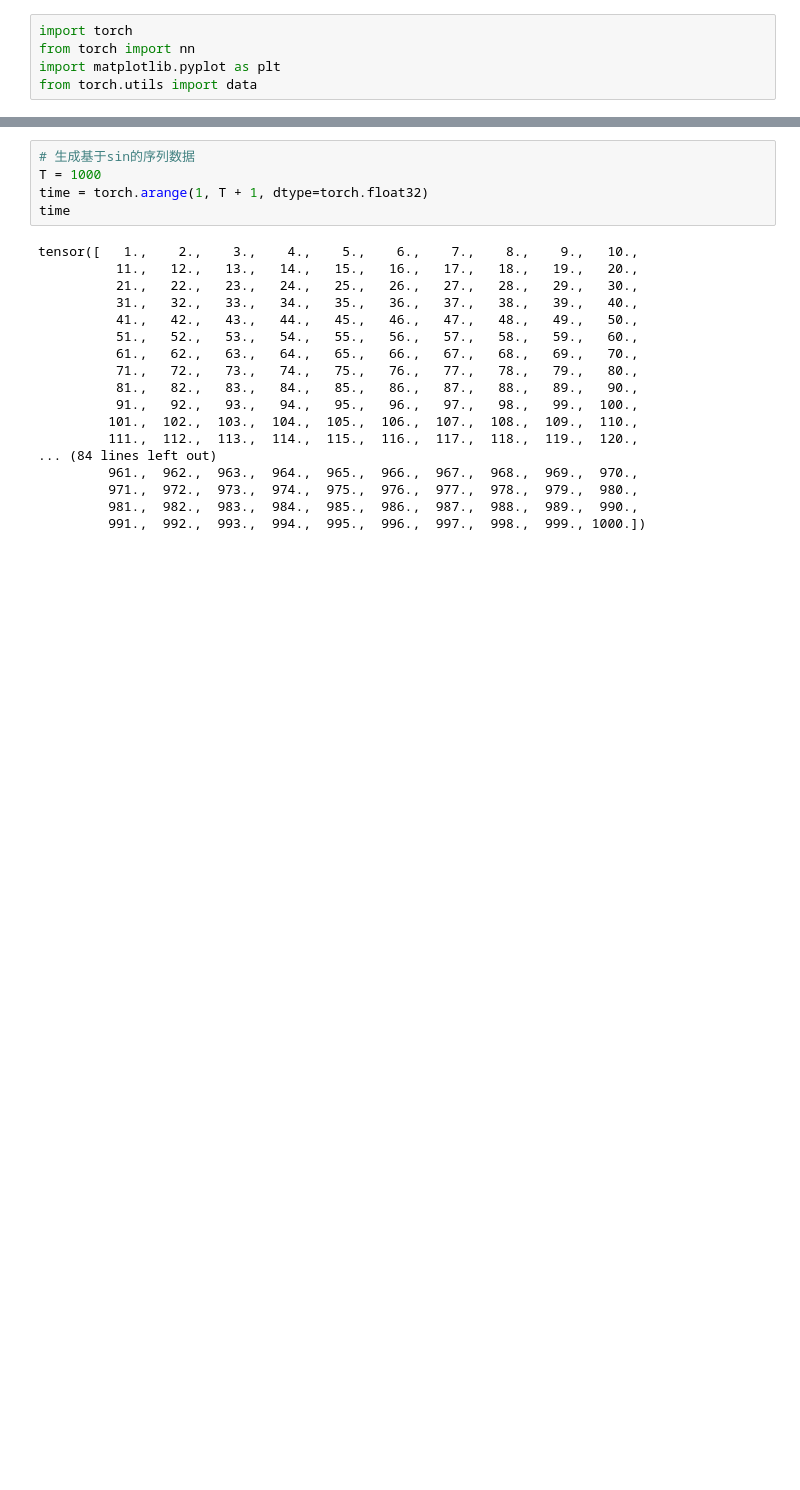
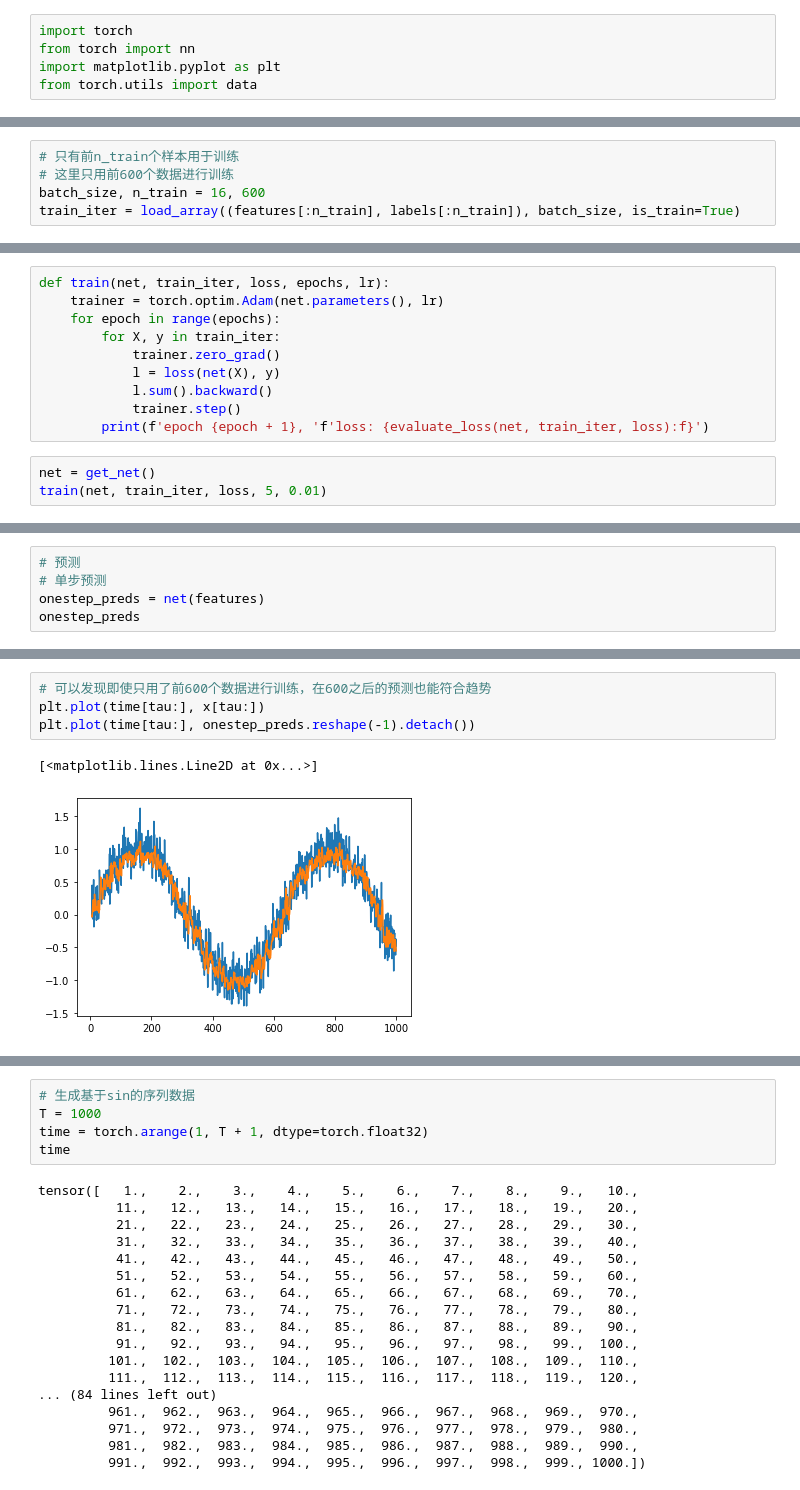
Before and after one commit to 719792323/Pytorch, a Jupyter notebook: 3_内容模块/8_循环网络/1_基础内容.ipynb, the cells around one changed output, grey strips where cells are left out. Saved outputs shown, nothing was run; the diff lists cells and outputs as text; blank space fills up the shorter version.

```diff
--- a/3_内容模块/8_循环网络/1_基础内容.ipynb
+++ b/3_内容模块/8_循环网络/1_基础内容.ipynb
@@ -5,0 +122,5 @@ from torch.utils import data
+# %%
+# 只有前n_train个样本⽤于训练
+# 这里只用前600个数据进行训练
+batch_size, n_train = 16, 600
+train_iter = load_array((features[:n_train], labels[:n_train]), batch_size, is_train=True)
@@ -5,0 +153,13 @@ from torch.utils import data
+# %%
+def train(net, train_iter, loss, epochs, lr):
+    trainer = torch.optim.Adam(net.parameters(), lr)
+    for epoch in range(epochs):
+        for X, y in train_iter:
+            trainer.zero_grad()
+            l = loss(net(X), y)
+            l.sum().backward()
+            trainer.step()
+        print(f'epoch {epoch + 1}, 'f'loss: {evaluate_loss(net, train_iter, loss):f}')
+# %%
+net = get_net()
+train(net, train_iter, loss, 5, 0.01)
@@ -5,0 +172,5 @@ from torch.utils import data
+# %%
+# 预测
+# 单步预测
+onestep_preds = net(features)
+onestep_preds
@@ -5,0 +195,7 @@ from torch.utils import data
+# %%
+# 可以发现即使只用了前600个数据进行训练，在600之后的预测也能符合趋势
+plt.plot(time[tau:], x[tau:])
+plt.plot(time[tau:], onestep_preds.reshape(-1).detach())
+# %% [output]
+[<matplotlib.lines.Line2D at 0x...>]
+[figure, added]
```
Also changed, not shown: parts of 18 cells of this notebook, 1 other file.
